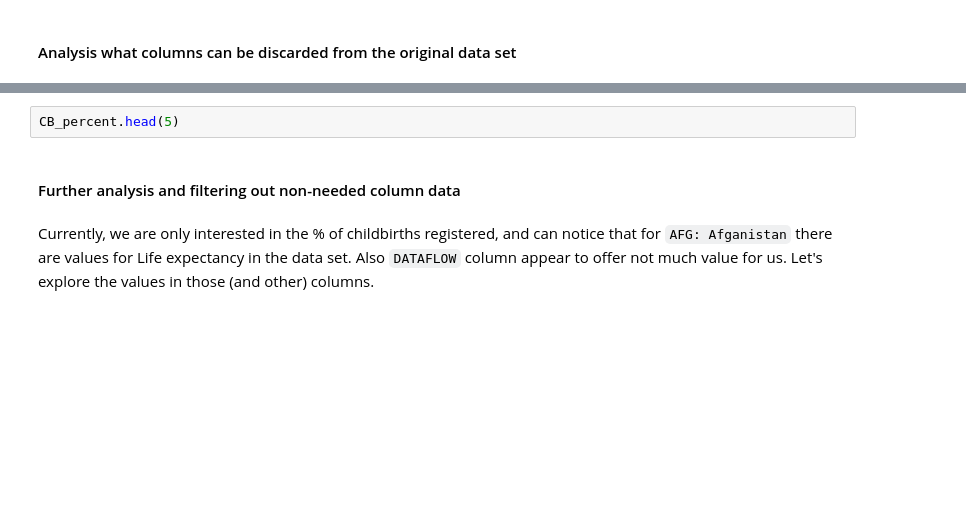
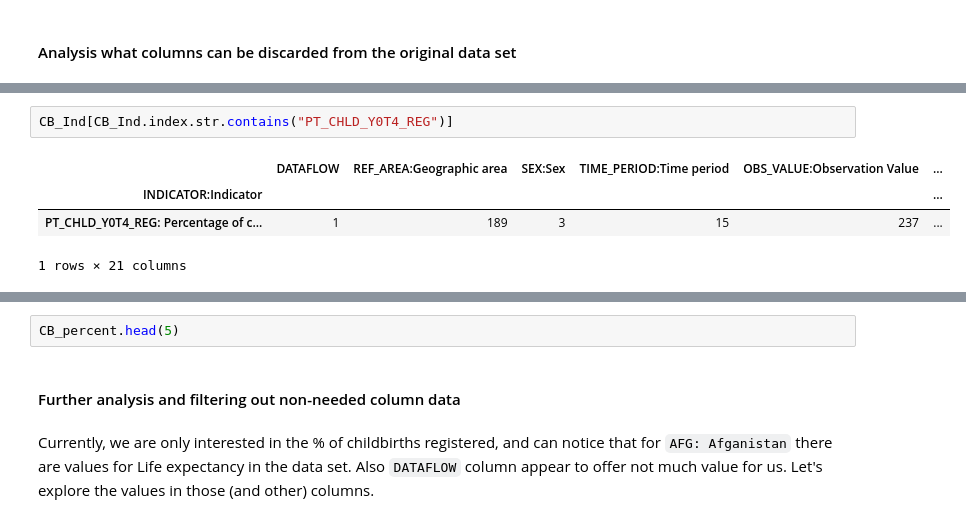
Before and after one commit to BorisMoric/UCDPA_BorisMoric, a Jupyter notebook: DataSets/Project_2.ipynb, the cells around one changed output, grey strips where cells are left out. Saved outputs shown, nothing was run; the diff lists cells and outputs as text; blank space fills up the shorter version.

```diff
--- a/DataSets/Project_2.ipynb
+++ b/DataSets/Project_2.ipynb
@@ -106,0 +404,7 @@ CB_percent.groupby('AGE:Current age').nunique()
+# %%
+CB_Ind[CB_Ind.index.str.contains("PT_CHLD_Y0T4_REG")]
+# %% [output]
+|  | DATAFLOW | REF_AREA:Geographic area | SEX:Sex | TIME_PERIOD:Time period | OBS_VALUE:Observation Value | ... |
+| INDICATOR:Indicator |  |  |  |  |  | ... |
+| PT_CHLD_Y0T4_REG: Percentage of c... | 1 | 189 | 3 | 15 | 237 | ... |
+1 rows × 21 columns
```
Also changed, not shown: parts of 66 cells of this notebook, 1 other file.
